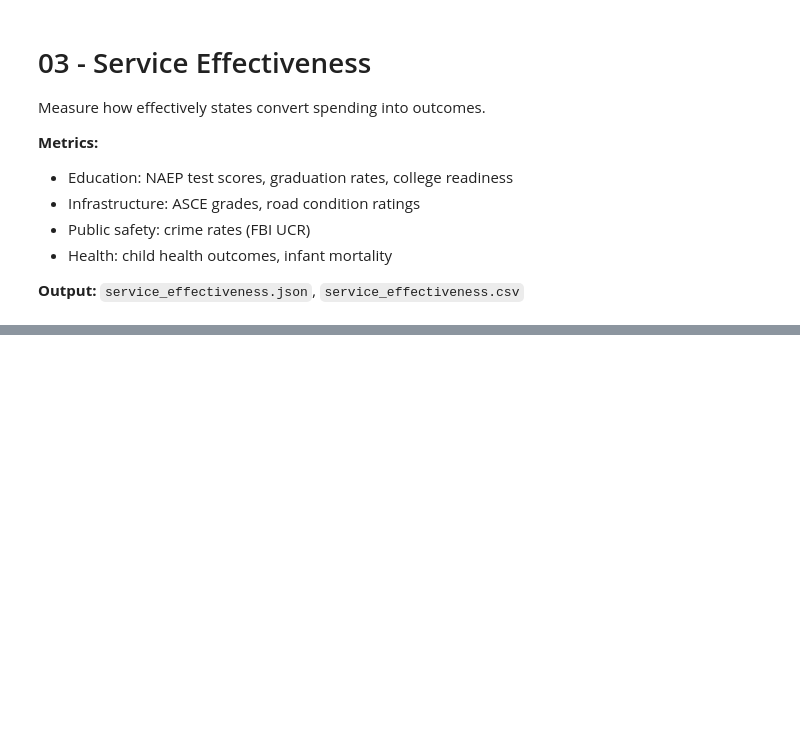
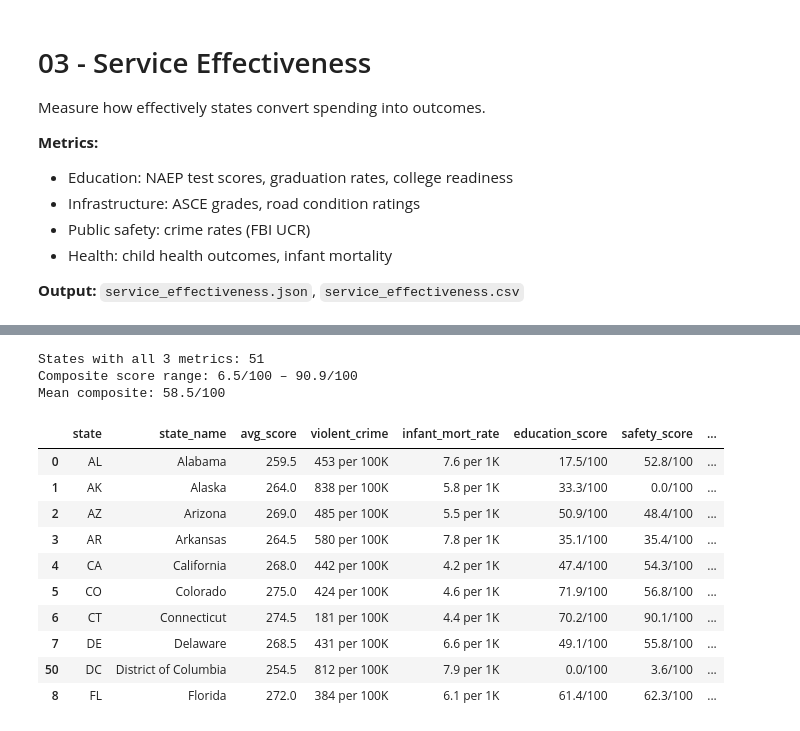
Before and after one commit to mckornfield/public-good-index, a Jupyter notebook: notebooks/03_service_effectiveness.ipynb, the cells around one changed output, grey strips where cells are left out. Saved outputs shown, nothing was run; the diff lists cells and outputs as text; code cells hidden in the pictures; blank space fills up the shorter version.

```diff
--- a/notebooks/03_service_effectiveness.ipynb
+++ b/notebooks/03_service_effectiveness.ipynb
@@ -86,28 +132,52 @@ mortality.sort_values("infant_mort_rate", ascending=False).head(10)
 # %%
 # Merge all metrics and normalize to 0-100 composite score
 effectiveness = education[["state", "state_name", "avg_score"]].merge(
     crime[["state", "violent_crime"]], on="state", how="inner"
 ).merge(
     mortality[["state", "infant_mort_rate"]], on="state", how="inner"
 )
 
 # Normalize: education higher=better, crime lower=better (invert), mortality lower=better (invert)
 effectiveness["education_score"] = normalize_to_100(effectiveness["avg_score"])
 effectiveness["safety_score"] = normalize_to_100(effectiveness["violent_crime"], invert=True)
 effectiveness["health_score"] = normalize_to_100(effectiveness["infant_mort_rate"], invert=True)
 
 # Composite = simple average of three normalized scores
 effectiveness["composite_score"] = (
     effectiveness["education_score"]
     + effectiveness["safety_score"]
     + effectiveness["health_score"]
 ) / 3
 
 print(f"States with all 3 metrics: {len(effectiveness)}")
-print(f"Composite score range: {effectiveness['composite_score'].min():.1f} – "
-      f"{effectiveness['composite_score'].max():.1f}")
-print(f"Mean composite: {effectiveness['composite_score'].mean():.1f}")
-effectiveness.sort_values("composite_score", ascending=False).head(10)
+print(f"Composite score range: {effectiveness['composite_score'].min():.1f}/100 – "
+      f"{effectiveness['composite_score'].max():.1f}/100")
+print(f"Mean composite: {effectiveness['composite_score'].mean():.1f}/100")
+
+# Display with formatted scores
+display_df = effectiveness[["state", "state_name", "avg_score", "violent_crime",
+                             "infant_mort_rate", "education_score", "safety_score",
+                             "health_score", "composite_score"]].copy()
+for col in ["education_score", "safety_score", "health_score", "composite_score"]:
+    display_df[col] = display_df[col].apply(lambda x: f"{x:.1f}/100")
+display_df["violent_crime"] = display_df["violent_crime"].apply(lambda x: f"{x:.0f} per 100K")
+display_df["infant_mort_rate"] = display_df["infant_mort_rate"].apply(lambda x: f"{x:.1f} per 1K")
+display_df.sort_values("state_name").head(10)
+# %% [output]
+States with all 3 metrics: 51
+Composite score range: 6.5/100 – 90.9/100
+Mean composite: 58.5/100
+|  | state | state_name | avg_score | violent_crime | infant_mort_rate | education_score | safety_score | ... |
+| 0 | AL | Alabama | 259.5 | 453 per 100K | 7.6 per 1K | 17.5/100 | 52.8/100 | ... |
+| 1 | AK | Alaska | 264.0 | 838 per 100K | 5.8 per 1K | 33.3/100 | 0.0/100 | ... |
+| 2 | AZ | Arizona | 269.0 | 485 per 100K | 5.5 per 1K | 50.9/100 | 48.4/100 | ... |
+| 3 | AR | Arkansas | 264.5 | 580 per 100K | 7.8 per 1K | 35.1/100 | 35.4/100 | ... |
+| 4 | CA | California | 268.0 | 442 per 100K | 4.2 per 1K | 47.4/100 | 54.3/100 | ... |
+| 5 | CO | Colorado | 275.0 | 424 per 100K | 4.6 per 1K | 71.9/100 | 56.8/100 | ... |
+| 6 | CT | Connecticut | 274.5 | 181 per 100K | 4.4 per 1K | 70.2/100 | 90.1/100 | ... |
+| 7 | DE | Delaware | 268.5 | 431 per 100K | 6.6 per 1K | 49.1/100 | 55.8/100 | ... |
+| 50 | DC | District of Columbia | 254.5 | 812 per 100K | 7.9 per 1K | 0.0/100 | 3.6/100 | ... |
+| 8 | FL | Florida | 272.0 | 384 per 100K | 6.1 per 1K | 61.4/100 | 62.3/100 | ... |
 # %%
 # Export to CSV and JSON
 export_cols = [
```
Also changed, not shown: parts of 7 cells of this notebook, 15 other files.
